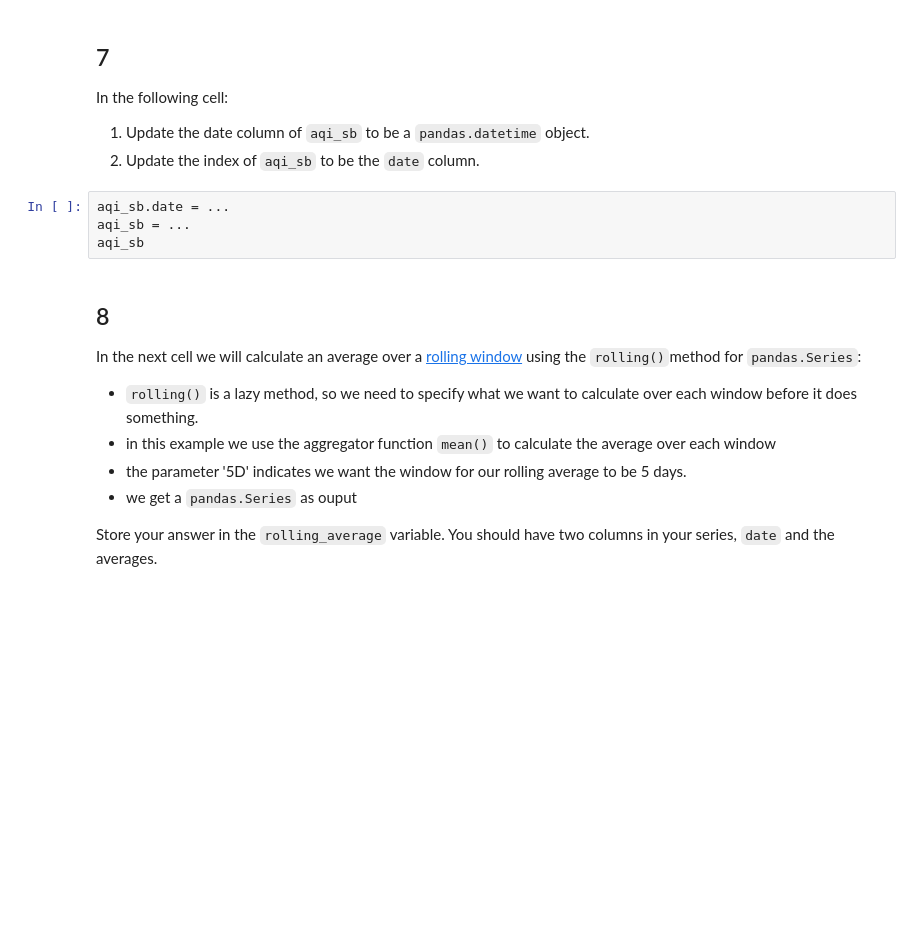
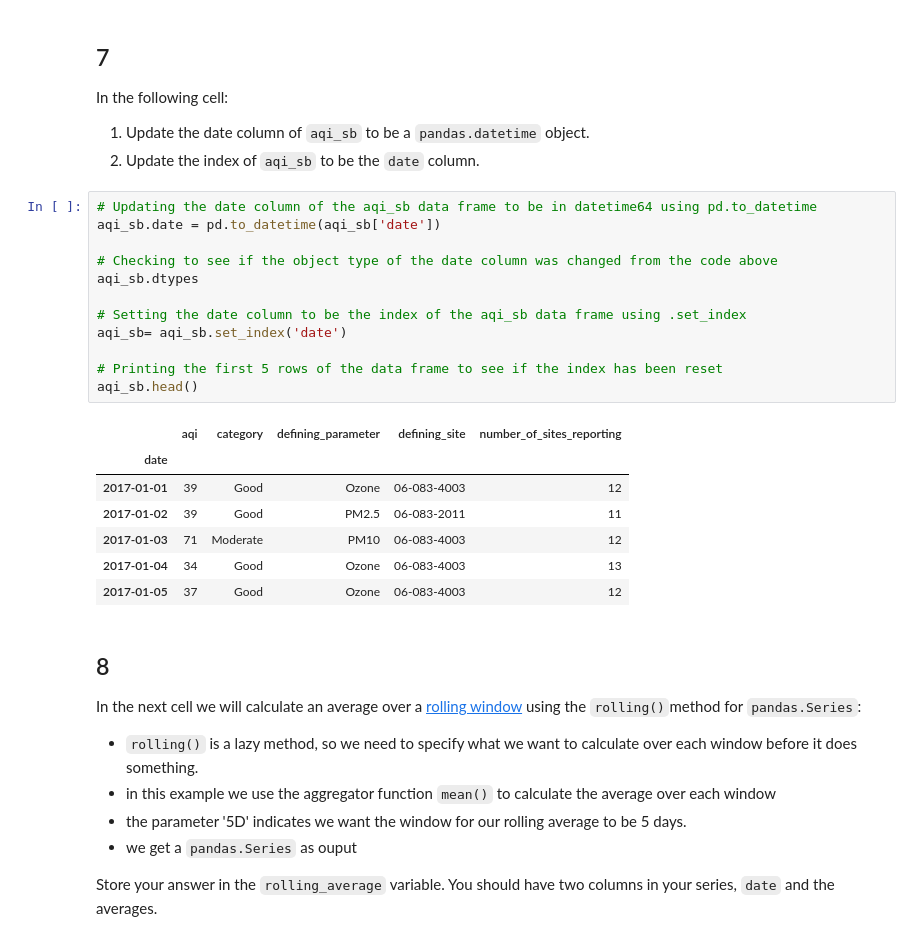
Before and after one commit to madisonenda/eds220-hwk2, a Jupyter notebook: hwk2-task3-aqi_Enda.ipynb, the cells around one changed output. Saved outputs shown, nothing was run; the diff lists cells and outputs as text; blank space fills up the shorter version.

```diff
--- a/hwk2-task3-aqi_Enda.ipynb
+++ b/hwk2-task3-aqi_Enda.ipynb
@@ -244,10 +307,26 @@ pandas.core.series.Series
 In the following cell:
 1. Update the date column of `aqi_sb` to be a `pandas.datetime` object.
 2. Update the index of `aqi_sb` to be the `date` column.
-# %%
-aqi_sb.date = ...
-aqi_sb = ...
-aqi_sb
+# %%
+# Updating the date column of the aqi_sb data frame to be in datetime64 using pd.to_datetime
+aqi_sb.date = pd.to_datetime(aqi_sb['date'])
+
+# Checking to see if the object type of the date column was changed from the code above
+aqi_sb.dtypes
+
+# Setting the date column to be the index of the aqi_sb data frame using .set_index
+aqi_sb= aqi_sb.set_index('date')
+
+# Printing the first 5 rows of the data frame to see if the index has been reset
+aqi_sb.head()
+# %% [output]
+|  | aqi | category | defining_parameter | defining_site | number_of_sites_reporting |
+| date |  |  |  |  |  |
+| 2017-01-01 | 39 | Good | Ozone | 06-083-4003 | 12 |
+| 2017-01-02 | 39 | Good | PM2.5 | 06-083-2011 | 11 |
+| 2017-01-03 | 71 | Moderate | PM10 | 06-083-4003 | 12 |
+| 2017-01-04 | 34 | Good | Ozone | 06-083-4003 | 13 |
+| 2017-01-05 | 37 | Good | Ozone | 06-083-4003 | 12 |
 # %% [markdown]
 <!-- END QUESTION -->
 
```
Also changed, not shown: parts of 14 cells of this notebook, 1 other file.
